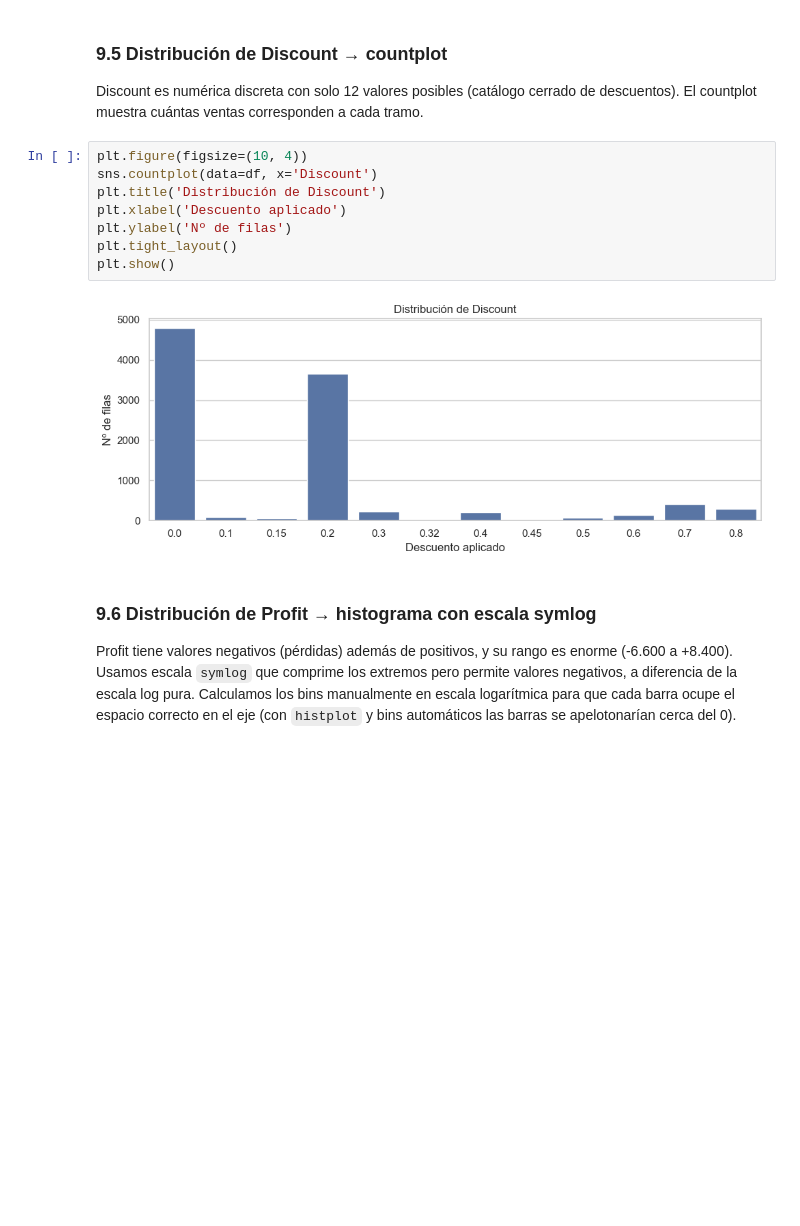
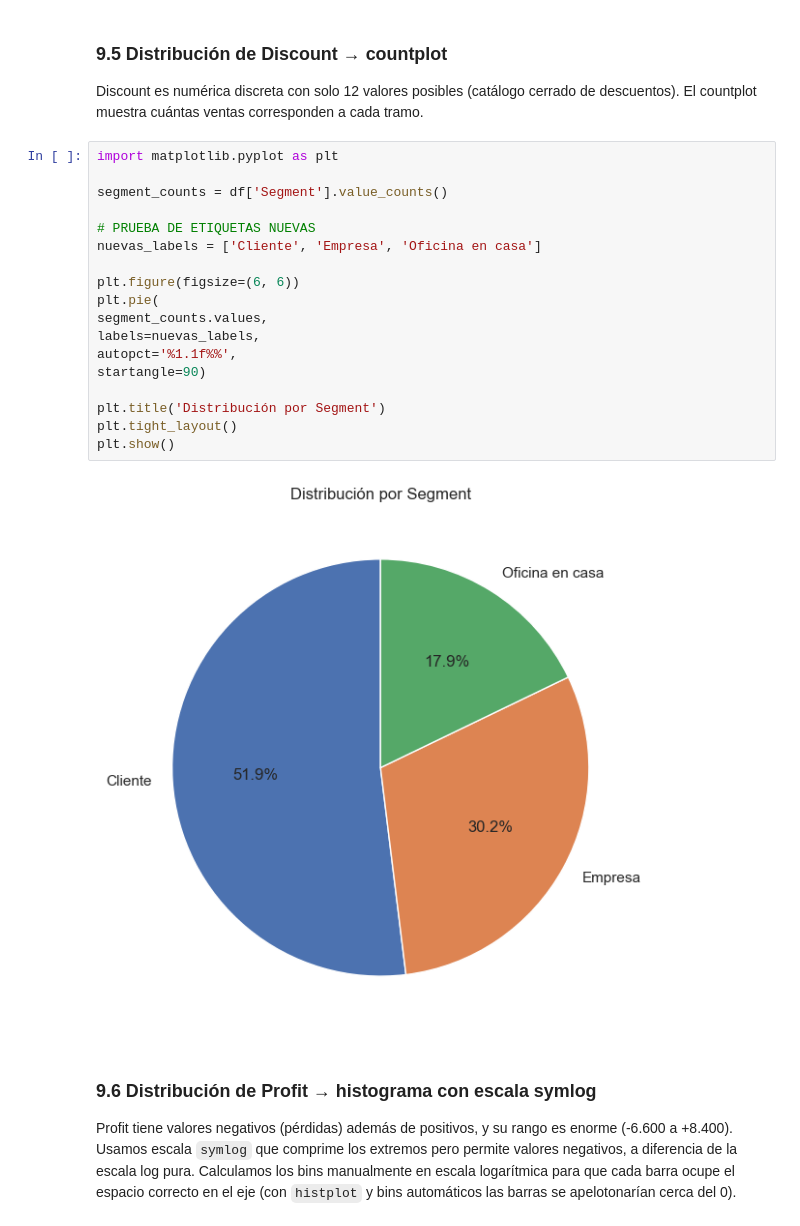
Before and after one commit to NoeliaTJ/ControlStock, a Jupyter notebook: superstore.ipynb, the cells around one changed output. Cells and saved outputs as stored; diff of their text form; blank space fills up the shorter version.

```diff
--- a/superstore.ipynb
+++ b/superstore.ipynb
@@ -449,16 +449,26 @@ plt.show()
 ### 9.5 Distribución de Discount → countplot
 
 Discount es numérica discreta con solo 12 valores posibles (catálogo cerrado de descuentos). El countplot muestra cuántas ventas corresponden a cada tramo.
-# %%
-plt.figure(figsize=(10, 4))
-sns.countplot(data=df, x='Discount')
-plt.title('Distribución de Discount')
-plt.xlabel('Descuento aplicado')
-plt.ylabel('Nº de filas')
-plt.tight_layout()
-plt.show()
-# %% [output]
-[figure, removed]
+# %%
+import matplotlib.pyplot as plt
+
+segment_counts = df['Segment'].value_counts()
+
+# PRUEBA DE ETIQUETAS NUEVAS
+nuevas_labels = ['Cliente', 'Empresa', 'Oficina en casa']
+
+plt.figure(figsize=(6, 6))
+plt.pie(
+segment_counts.values,
+labels=nuevas_labels,
+autopct='%1.1f%%',
+startangle=90)
+
+plt.title('Distribución por Segment')
+plt.tight_layout()
+plt.show()
+# %% [output]
+[figure, added]
 # %% [markdown]
 ### 9.6 Distribución de Profit → histograma con escala symlog
 
```
Also changed, not shown: parts of 6 cells of this notebook.
